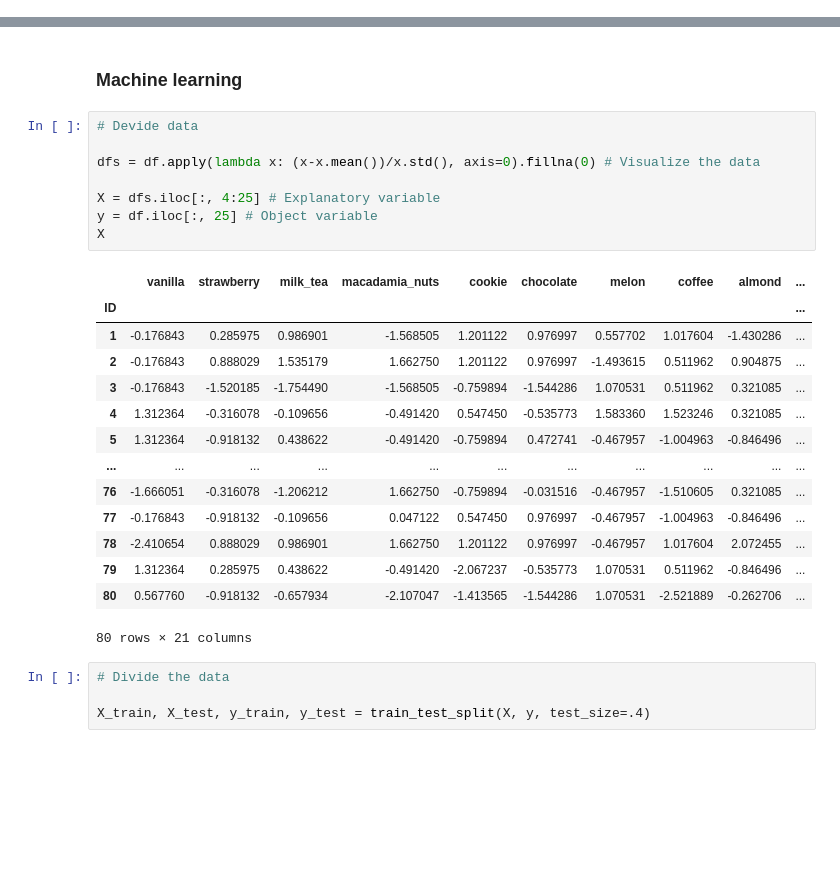
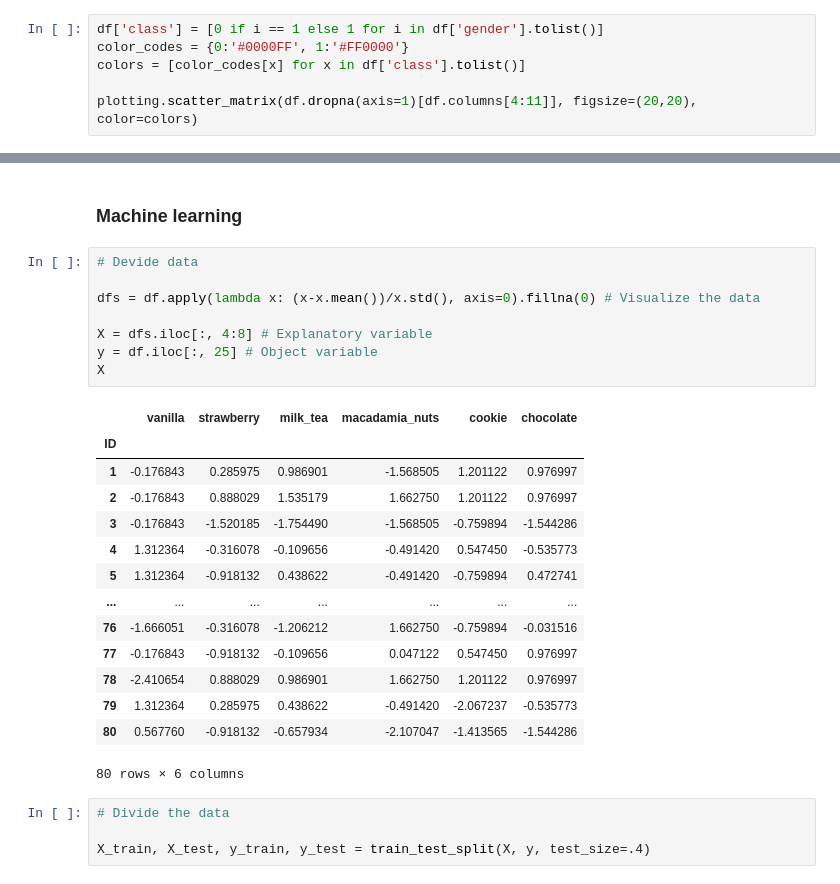
Before and after one commit to mae-commits/Statistics_study, a Jupyter notebook: Icecream_questionaire.ipynb, the cells around one changed output, grey strips where cells are left out. Drawn from its saved outputs; the diff is of its cells as text; blank space fills up the shorter version.

```diff
--- a/Icecream_questionaire.ipynb
+++ b/Icecream_questionaire.ipynb
@@ -44,3 +44,9 @@ array([[<Axes: title={'center': 'gender'}>,
         <Axes: title={'center': 'chocolate_mint'}>,
         <Axes: title={'center': 'adzuki-bean'}>]], dtype=object)
 [figure]
+# %%
+df['class'] = [0 if i == 1 else 1 for i in df['gender'].tolist()]
+color_codes = {0:'#0000FF', 1:'#FF0000'}
+colors = [color_codes[x] for x in df['class'].tolist()]
+
+plotting.scatter_matrix(df.dropna(axis=1)[df.columns[4:11]], figsize=(20,20), color=colors)
@@ -234,26 +252,26 @@ display(cor)
 # %%
 # Devide data
 
 dfs = df.apply(lambda x: (x-x.mean())/x.std(), axis=0).fillna(0) # Visualize the data
 
-X = dfs.iloc[:, 4:25] # Explanatory variable
+X = dfs.iloc[:, 4:8] # Explanatory variable
 y = df.iloc[:, 25] # Object variable
 X
 # %% [output]
-|  | vanilla | strawberry | milk_tea | macadamia_nuts | cookie | chocolate | melon | coffee | almond | ... |
-| ID |  |  |  |  |  |  |  |  |  | ... |
-| 1 | -0.176843 | 0.285975 | 0.986901 | -1.568505 | 1.201122 | 0.976997 | 0.557702 | 1.017604 | -1.430286 | ... |
-| 2 | -0.176843 | 0.888029 | 1.535179 | 1.662750 | 1.201122 | 0.976997 | -1.493615 | 0.511962 | 0.904875 | ... |
-| 3 | -0.176843 | -1.520185 | -1.754490 | -1.568505 | -0.759894 | -1.544286 | 1.070531 | 0.511962 | 0.321085 | ... |
-| 4 | 1.312364 | -0.316078 | -0.109656 | -0.491420 | 0.547450 | -0.535773 | 1.583360 | 1.523246 | 0.321085 | ... |
-| 5 | 1.312364 | -0.918132 | 0.438622 | -0.491420 | -0.759894 | 0.472741 | -0.467957 | -1.004963 | -0.846496 | ... |
-| ... | ... | ... | ... | ... | ... | ... | ... | ... | ... | ... |
-| 76 | -1.666051 | -0.316078 | -1.206212 | 1.662750 | -0.759894 | -0.031516 | -0.467957 | -1.510605 | 0.321085 | ... |
-| 77 | -0.176843 | -0.918132 | -0.109656 | 0.047122 | 0.547450 | 0.976997 | -0.467957 | -1.004963 | -0.846496 | ... |
-| 78 | -2.410654 | 0.888029 | 0.986901 | 1.662750 | 1.201122 | 0.976997 | -0.467957 | 1.017604 | 2.072455 | ... |
-| 79 | 1.312364 | 0.285975 | 0.438622 | -0.491420 | -2.067237 | -0.535773 | 1.070531 | 0.511962 | -0.846496 | ... |
-| 80 | 0.567760 | -0.918132 | -0.657934 | -2.107047 | -1.413565 | -1.544286 | 1.070531 | -2.521889 | -0.262706 | ... |
+|  | vanilla | strawberry | milk_tea | macadamia_nuts | cookie | chocolate |
+| ID |  |  |  |  |  |  |
+| 1 | -0.176843 | 0.285975 | 0.986901 | -1.568505 | 1.201122 | 0.976997 |
+| 2 | -0.176843 | 0.888029 | 1.535179 | 1.662750 | 1.201122 | 0.976997 |
+| 3 | -0.176843 | -1.520185 | -1.754490 | -1.568505 | -0.759894 | -1.544286 |
+| 4 | 1.312364 | -0.316078 | -0.109656 | -0.491420 | 0.547450 | -0.535773 |
+| 5 | 1.312364 | -0.918132 | 0.438622 | -0.491420 | -0.759894 | 0.472741 |
+| ... | ... | ... | ... | ... | ... | ... |
+| 76 | -1.666051 | -0.316078 | -1.206212 | 1.662750 | -0.759894 | -0.031516 |
+| 77 | -0.176843 | -0.918132 | -0.109656 | 0.047122 | 0.547450 | 0.976997 |
+| 78 | -2.410654 | 0.888029 | 0.986901 | 1.662750 | 1.201122 | 0.976997 |
+| 79 | 1.312364 | 0.285975 | 0.438622 | -0.491420 | -2.067237 | -0.535773 |
+| 80 | 0.567760 | -0.918132 | -0.657934 | -2.107047 | -1.413565 | -1.544286 |
-80 rows × 21 columns
+80 rows × 6 columns
 # %%
 # Divide the data
 
```
Also changed, not shown: parts of 20 cells of this notebook.
